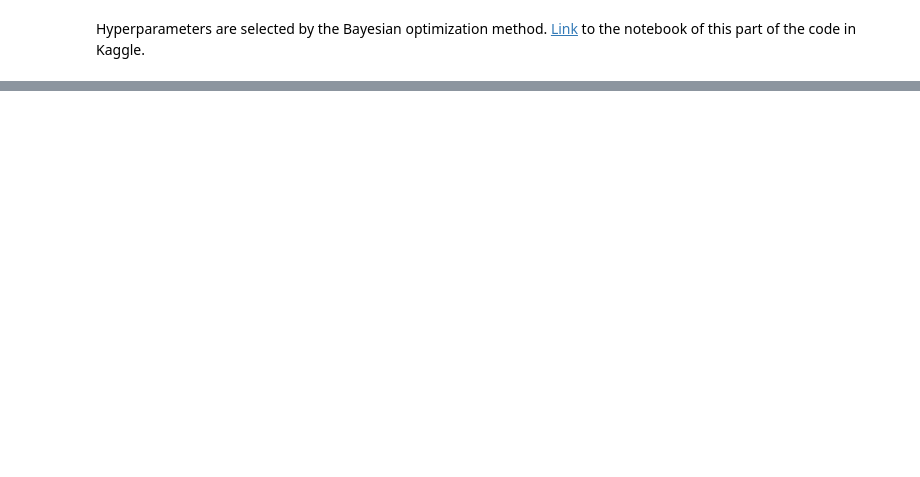
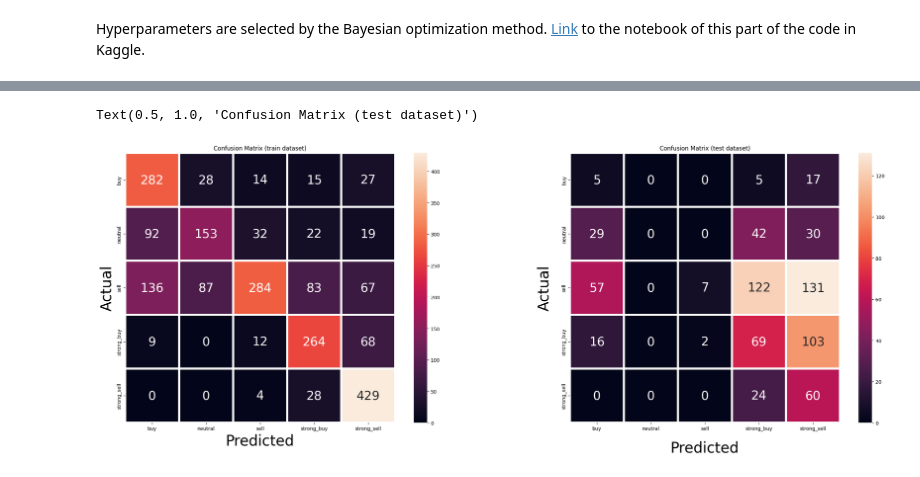
Before and after one commit to Hamtech-ai/InsightiFi, a Jupyter notebook: prediction/run_all_notebook.ipynb, the cells around one changed output, grey strips where cells are left out. Cells and saved outputs as stored; diff of their text form; code cells hidden in the pictures; blank space fills up the shorter version.

Commit message:
converting matplotlib charts to seaborn and adding confusion matrix

```diff
--- a/prediction/run_all_notebook.ipynb
+++ b/prediction/run_all_notebook.ipynb
@@ -811,0 +611,37 @@ KeyError: 'pivots'
+# %%
+plt.figure(figsize=(30, 10))
+
+plt.subplot(1, 2, 1)
+
+ax = sns.heatmap(
+    trainCM,
+    annot = True,
+    annot_kws = {'size': 25},
+    fmt = 'd',
+    linewidths = 4,
+    square = True,
+    xticklabels = classes.tolist(),
+    yticklabels = classes.tolist()
+)
+ax.set_xlabel('Predicted', fontsize = 30, labelpad = 5)
+ax.set_ylabel('Actual', fontsize = 30, labelpad = 5)
+ax.set_title('Confusion Matrix (train dataset)')
+
+plt.subplot(1, 2, 2)
+
+ax = sns.heatmap(
+    testCM,
+    annot = True,
+    annot_kws = {'size': 25},
+    fmt = 'd',
+    linewidths = 4,
+    square = True,
+    xticklabels = classes.tolist(),
+    yticklabels = classes.tolist()
+)
+ax.set_xlabel('Predicted', fontsize = 30, labelpad = 20)
+ax.set_ylabel('Actual', fontsize = 30, labelpad = 20)
+ax.set_title('Confusion Matrix (test dataset)')
+# %% [output]
+Text(0.5, 1.0, 'Confusion Matrix (test dataset)')
+[figure, added]
```
Also changed, not shown: parts of 34 cells of this notebook, 1 other file.
